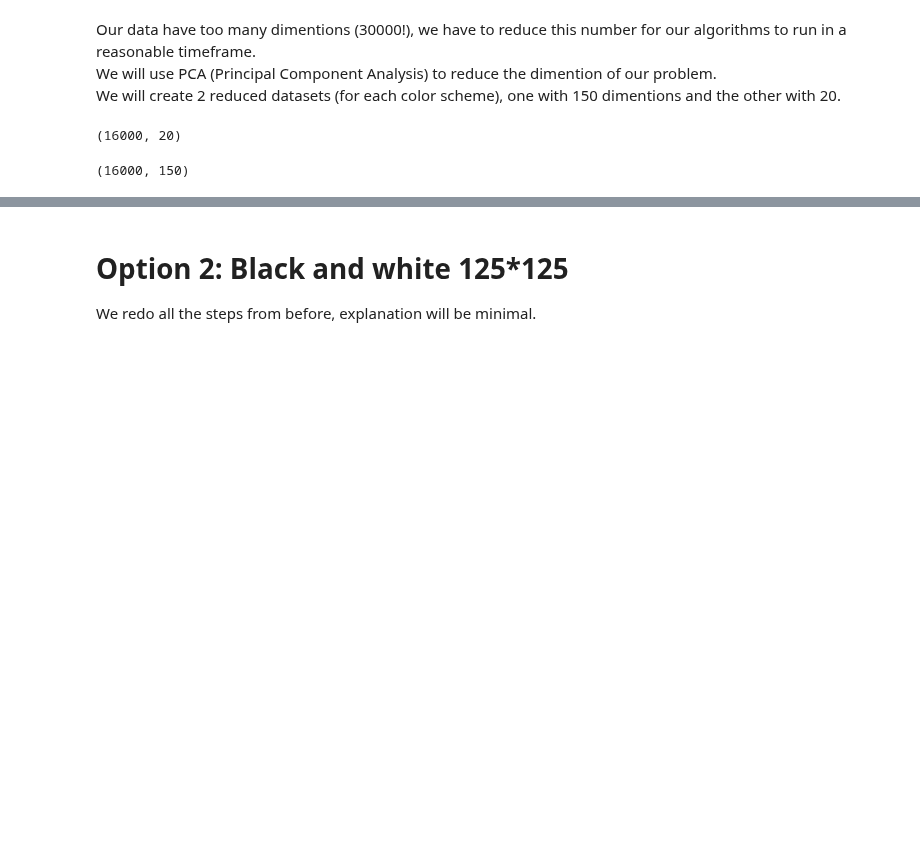
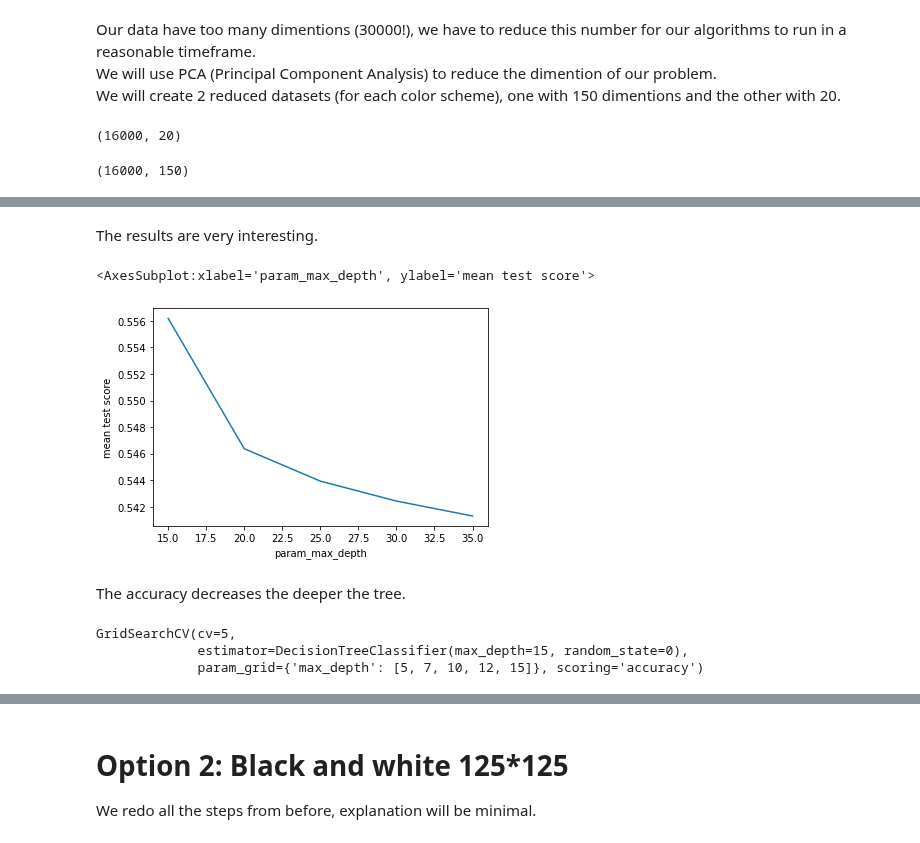
Before and after one commit to oridarshan/data-visualization-project, a Jupyter notebook: Cats_vs_Dogs.ipynb, the cells around one changed output, grey strips where cells are left out. Drawn from its saved outputs; the diff is of its cells as text; code cells hidden in the pictures; blank space fills up the shorter version.

Commit message:
CvD color 20 dim decision tree

```diff
--- a/Cats_vs_Dogs.ipynb
+++ b/Cats_vs_Dogs.ipynb
@@ -173,0 +178,7 @@ X_train_150.shape
+# %%
+from sklearn.tree import DecisionTreeClassifier
+from sklearn.metrics import accuracy_score
+from sklearn.model_selection import cross_val_score#to get close-to-life score
+dtc=DecisionTreeClassifier(random_state=0,max_depth=15)
+cvs=cross_val_score(dtc,X_train_20,y_train,cv=5,scoring='accuracy')
+cvs
@@ -173,0 +194,4 @@ X_train_150.shape
+# %%
+from sklearn.model_selection import GridSearchCV
+grid=GridSearchCV(dtc,{'max_depth':[15,20,25,30,35]},cv=5,scoring='accuracy')
+grid.fit(X_train_20,y_train)
@@ -173,0 +203,3 @@ X_train_150.shape
+# %%
+cv_res=pd.DataFrame(grid.cv_results_)
+cv_res
@@ -173,0 +213,17 @@ X_train_150.shape
+# %% [markdown]
+The results are very interesting.
+# %%
+cv_res.plot(y='mean_test_score',x='param_max_depth',legend=False,ylabel='mean test score')
+# %% [output]
+<AxesSubplot:xlabel='param_max_depth', ylabel='mean test score'>
+[figure, added]
+# %% [markdown]
+The accuracy decreases the deeper the tree.
+# %%
+#search with shalower trees
+grid=GridSearchCV(dtc,{'max_depth':[5,7,10,12,15]},cv=5,scoring='accuracy')
+grid.fit(X_train_20,y_train)
+# %% [output]
+GridSearchCV(cv=5,
+             estimator=DecisionTreeClassifier(max_depth=15, random_state=0),
+             param_grid={'max_depth': [5, 7, 10, 12, 15]}, scoring='accuracy')
```
Also changed, not shown: parts of 16 cells of this notebook.
